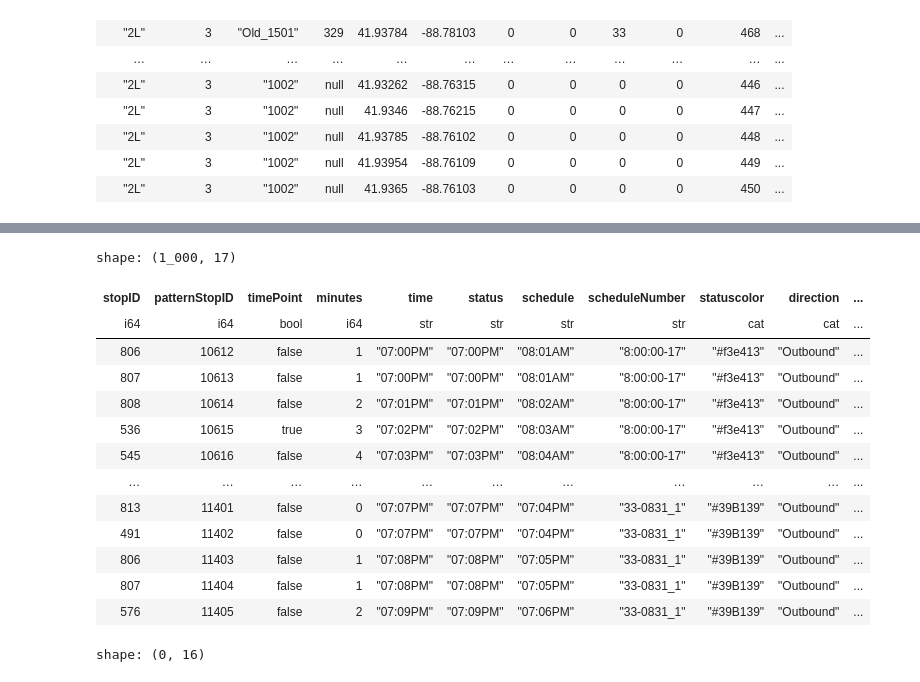
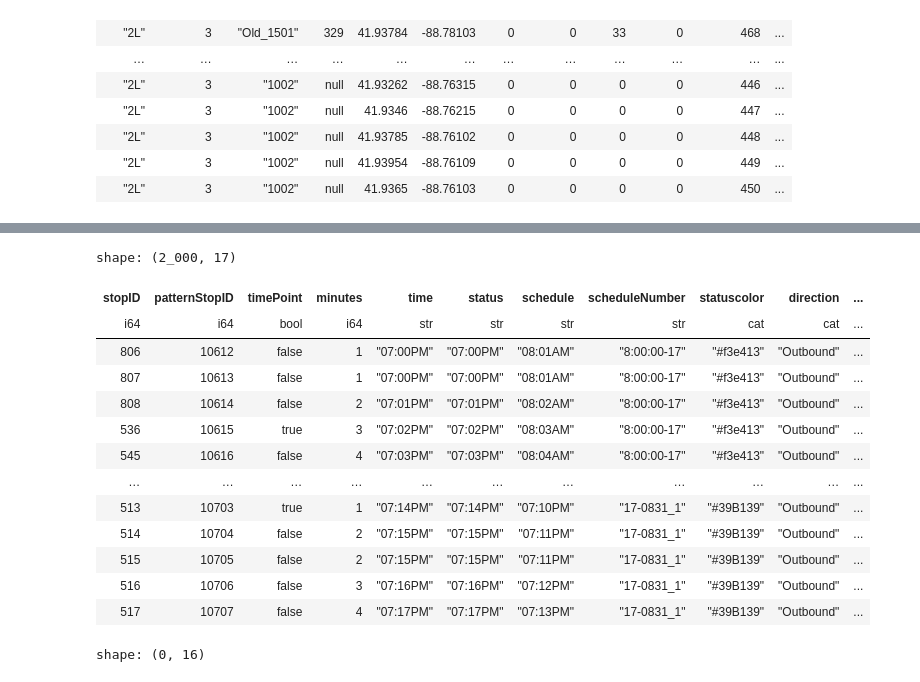
Before and after one commit to shaivilp/Research-Rookies, a Jupyter notebook: data_visualization/predictions.ipynb, the cells around one changed output, grey strips where cells are left out. Cells and saved outputs as stored; diff of their text form; code cells hidden in the pictures.

```diff
--- a/data_visualization/predictions.ipynb
+++ b/data_visualization/predictions.ipynb
@@ -255,27 +257,27 @@ shape: (34_826, 18)
 # %%
 d = pl.lit(str(datetime.date.today()))
 
-data = preds[:1000].with_columns(
+data = preds[:2000].with_columns(
     ((d + " " + pl.col("time")).str.to_datetime(format="%Y-%m-%d %I:%M %p") - (d + " " + pl.col("schedule")).str.to_datetime(format="%Y-%m-%d %I:%M %p"))
     .alias("scheduleDiff")
 )
 
 data
 # %% [output]
-shape: (1_000, 17)
+shape: (2_000, 17)
 | stopID | patternStopID | timePoint | minutes | time | status | schedule | scheduleNumber | statuscolor | direction | ... |
 | i64 | i64 | bool | i64 | str | str | str | str | cat | cat | ... |
 | 806 | 10612 | false | 1 | "07:00PM" | "07:00PM" | "08:01AM" | "8:00:00-17" | "#f3e413" | "Outbound" | ... |
 | 807 | 10613 | false | 1 | "07:00PM" | "07:00PM" | "08:01AM" | "8:00:00-17" | "#f3e413" | "Outbound" | ... |
 | 808 | 10614 | false | 2 | "07:01PM" | "07:01PM" | "08:02AM" | "8:00:00-17" | "#f3e413" | "Outbound" | ... |
 | 536 | 10615 | true | 3 | "07:02PM" | "07:02PM" | "08:03AM" | "8:00:00-17" | "#f3e413" | "Outbound" | ... |
 | 545 | 10616 | false | 4 | "07:03PM" | "07:03PM" | "08:04AM" | "8:00:00-17" | "#f3e413" | "Outbound" | ... |
 | … | … | … | … | … | … | … | … | … | … | ... |
-| 813 | 11401 | false | 0 | "07:07PM" | "07:07PM" | "07:04PM" | "33-0831_1" | "#39B139" | "Outbound" | ... |
-| 491 | 11402 | false | 0 | "07:07PM" | "07:07PM" | "07:04PM" | "33-0831_1" | "#39B139" | "Outbound" | ... |
-| 806 | 11403 | false | 1 | "07:08PM" | "07:08PM" | "07:05PM" | "33-0831_1" | "#39B139" | "Outbound" | ... |
-| 807 | 11404 | false | 1 | "07:08PM" | "07:08PM" | "07:05PM" | "33-0831_1" | "#39B139" | "Outbound" | ... |
-| 576 | 11405 | false | 2 | "07:09PM" | "07:09PM" | "07:06PM" | "33-0831_1" | "#39B139" | "Outbound" | ... |
+| 513 | 10703 | true | 1 | "07:14PM" | "07:14PM" | "07:10PM" | "17-0831_1" | "#39B139" | "Outbound" | ... |
+| 514 | 10704 | false | 2 | "07:15PM" | "07:15PM" | "07:11PM" | "17-0831_1" | "#39B139" | "Outbound" | ... |
+| 515 | 10705 | false | 2 | "07:15PM" | "07:15PM" | "07:11PM" | "17-0831_1" | "#39B139" | "Outbound" | ... |
+| 516 | 10706 | false | 3 | "07:16PM" | "07:16PM" | "07:12PM" | "17-0831_1" | "#39B139" | "Outbound" | ... |
+| 517 | 10707 | false | 4 | "07:17PM" | "07:17PM" | "07:13PM" | "17-0831_1" | "#39B139" | "Outbound" | ... |
 # %%
 #Check if the time and status time match or are on time
 #The Dateframe should be empty
```
Also changed, not shown: parts of 5 cells of this notebook, 1 other file.
